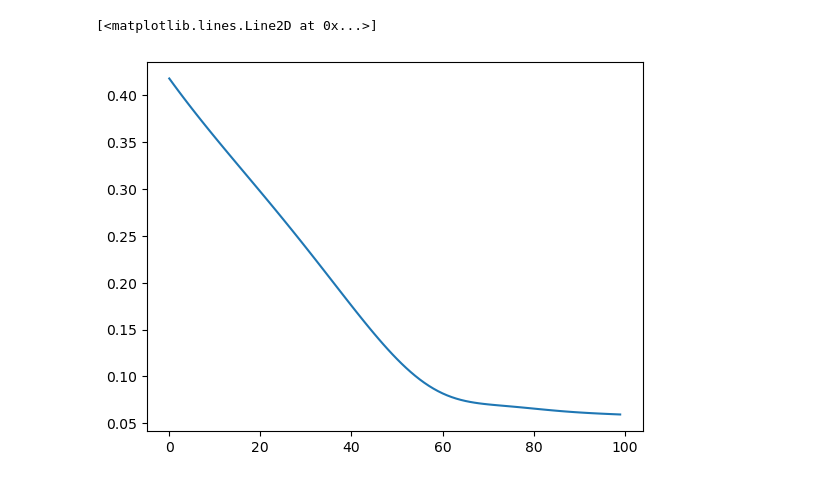
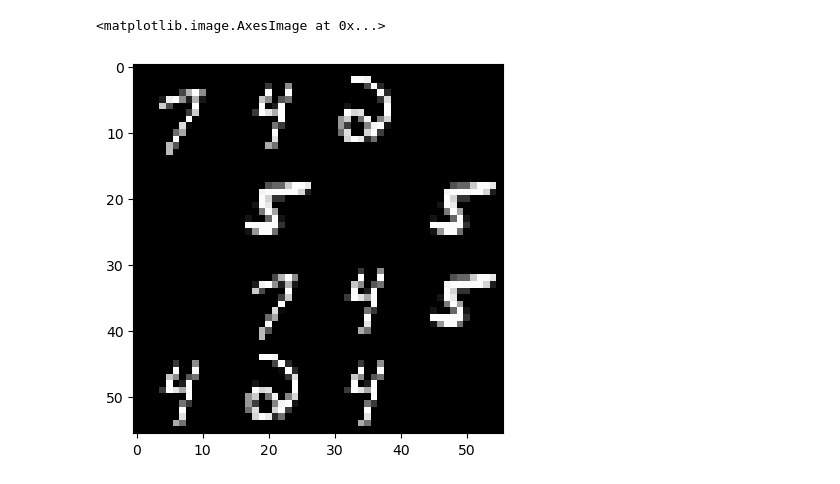
Before and after one commit to clintonjwang/learned-hash, a Jupyter notebook: scratchpad.ipynb, the cells around one changed output. Saved outputs shown, nothing was run; the diff lists cells and outputs as text; code cells hidden in the pictures.

```diff
--- a/scratchpad.ipynb
+++ b/scratchpad.ipynb
@@ -11,3 +32,4 @@ import matplotlib.pyplot as plt
 # %%
-image_path = 'kodim01t.jpg'
+image_path = 'data/kodak/3.png'
 img = np.array(Image.open(image_path)) / 255.
+mnist = MNIST('data/mnist')
@@ -26,15 +35,0 @@ plt.imshow(render.clamp(0,1).detach().numpy());
-# %%
-plt.plot(losses);
-# %% [output]
-[<matplotlib.lines.Line2D at 0x...>]
-[figure, removed]
-# %%
-N, F = 8000, 2
-B = 64
-if B <= 256:
-    dtype = torch.quint8
-else:
-    dtype = torch.qint32
-x = torch.randn(N, F)
-xmin, xmax = x.min(), x.max()
-x = (x - xmin)/(xmax - xmin)
@@ -40,0 +68,18 @@ x = (x - xmin)/(xmax - xmin)
+# %%
+h,w = 14,14
+H,W = h*4,w*4
+np.random.seed(64)
+n_textures = 5
+toy_texture = np.zeros((H,W,3))
+textures = np.stack([np.array(mnist[np.random.randint(len(mnist))][0]) for _ in range(n_textures)], axis=0)
+textures = textures[:, ::2, ::2]
+textures[0] = 0
+textures = textures[..., None]
+for x in range(0, H, h):
+    for y in range(0, W, w):
+        toy_texture[x:x+h, y:y+w] = textures[np.random.randint(n_textures)]
+img = toy_texture / 255.
+plt.imshow(img)
+# %% [output]
+<matplotlib.image.AxesImage at 0x...>
+[figure, added]
```
Also changed, not shown: parts of 38 cells of this notebook, 10 other files.
